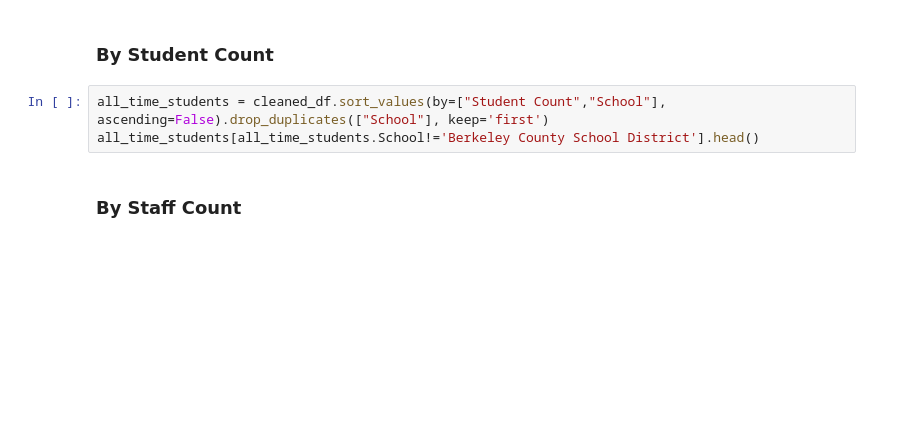
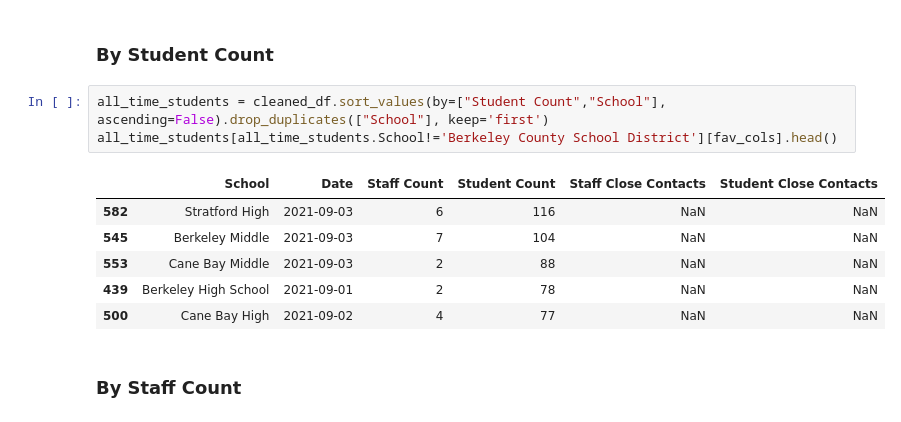
Before and after one commit to packdl/bcsd-covid-dashboard, a Jupyter notebook: covid_maps_inline.ipynb, the cells around one changed output. Cells and saved outputs as stored; diff of their text form; blank space fills up the shorter version.

```diff
--- a/covid_maps_inline.ipynb
+++ b/covid_maps_inline.ipynb
@@ -51,7 +112,14 @@ highest_staff_cnt[highest_staff_cnt.School!='Berkeley County School District'].h
 ###  By Student Count
 # %%
 all_time_students = cleaned_df.sort_values(by=["Student Count","School"], ascending=False).drop_duplicates(["School"], keep='first')
-all_time_students[all_time_students.School!='Berkeley County School District'].head()
+all_time_students[all_time_students.School!='Berkeley County School District'][fav_cols].head()
+# %% [output]
+|  | School | Date | Staff Count | Student Count | Staff Close Contacts | Student Close Contacts |
+| 582 | Stratford High | 2021-09-03 | 6 | 116 | NaN | NaN |
+| 545 | Berkeley Middle | 2021-09-03 | 7 | 104 | NaN | NaN |
+| 553 | Cane Bay Middle | 2021-09-03 | 2 | 88 | NaN | NaN |
+| 439 | Berkeley High School | 2021-09-01 | 2 | 78 | NaN | NaN |
+| 500 | Cane Bay High | 2021-09-02 | 4 | 77 | NaN | NaN |
 # %% [markdown]
 ### By Staff Count
 # %%
```
Also changed, not shown: parts of 8 cells of this notebook.
